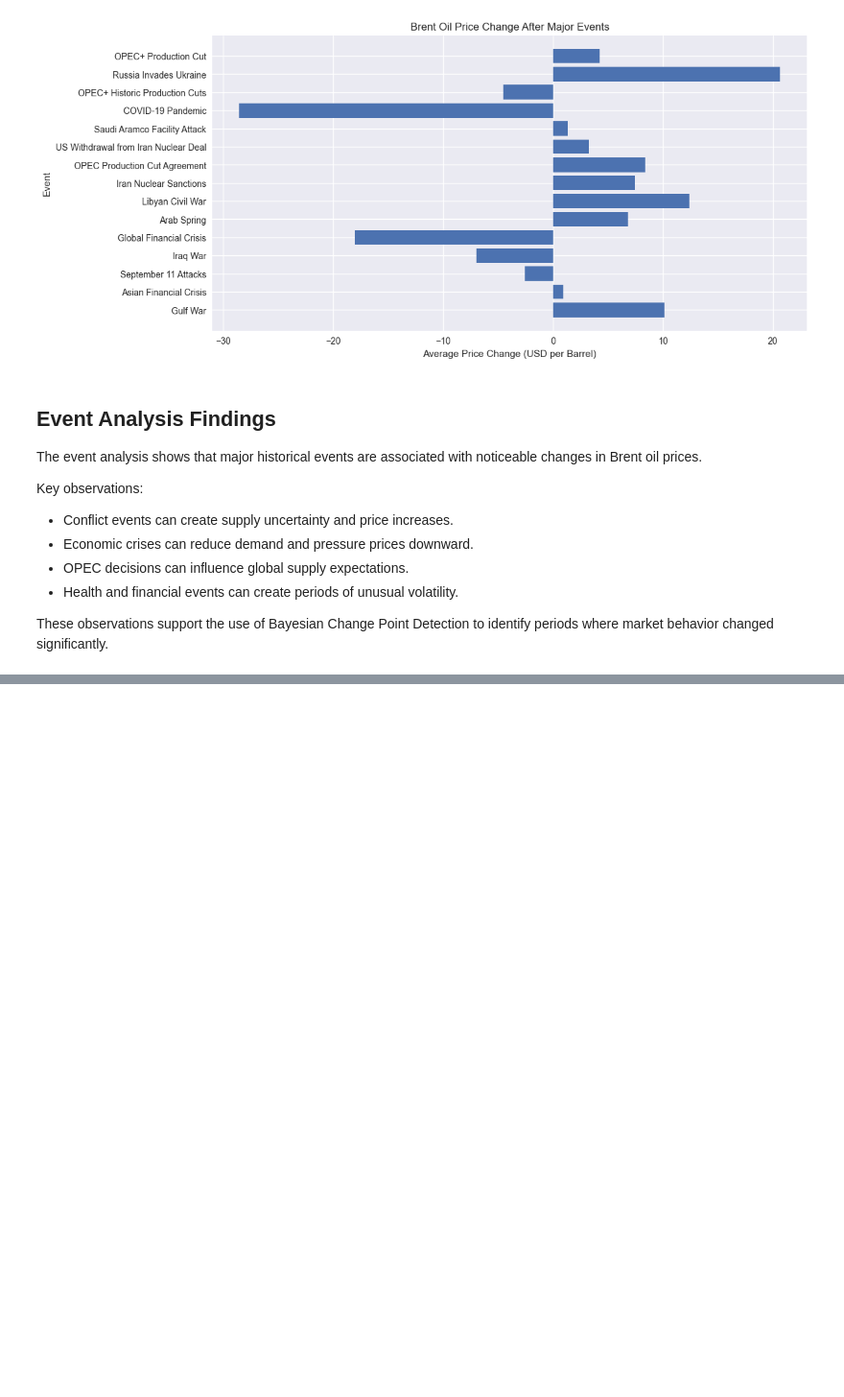
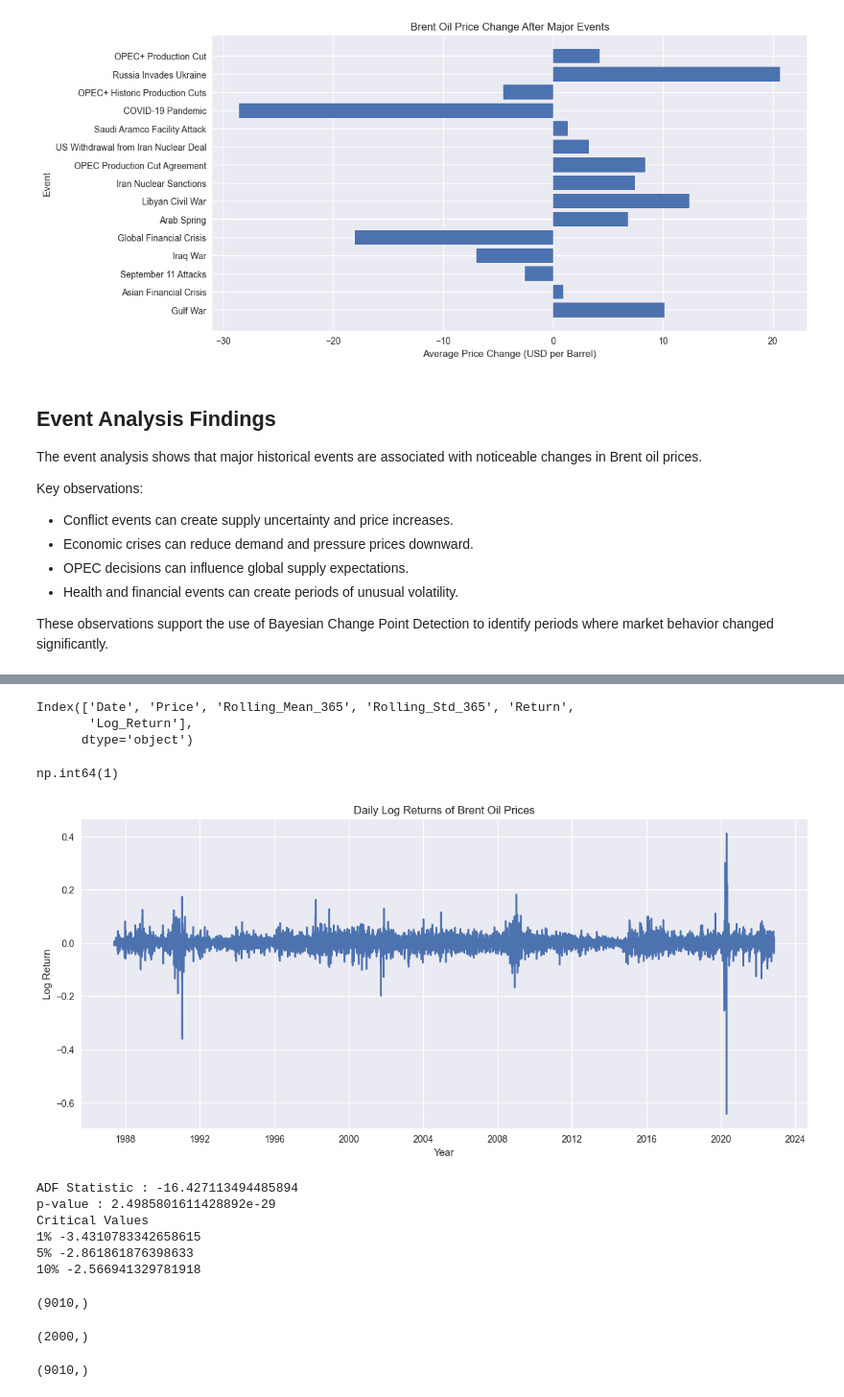
Before and after one commit to hareg10academy21-byte/brent-oil-price-change-point-analysis, a Jupyter notebook: notebooks/01_eda.ipynb, the cells around one changed output, grey strips where cells are left out. Shown at 96% size. Drawn from its saved outputs; the diff is of its cells as text; code cells hidden in the pictures; blank space fills up the shorter version.

```diff
--- a/notebooks/01_eda.ipynb
+++ b/notebooks/01_eda.ipynb
@@ -686,0 +713,6 @@ These observations support the use of Bayesian Change Point Detection to identif
+# %%
+import numpy as np
+
+df["Log_Return"] = np.log(df["Price"]).diff()
+
+df.head()
@@ -686,0 +726,50 @@ These observations support the use of Bayesian Change Point Detection to identif
+# %%
+df.columns
+# %% [output]
+Index(['Date', 'Price', 'Rolling_Mean_365', 'Rolling_Std_365', 'Return',
+       'Log_Return'],
+      dtype='object')
+# %%
+df["Log_Return"].isna().sum()
+# %% [output]
+np.int64(1)
+# %%
+plt.figure(figsize=(14,6))
+
+plt.plot(
+    df["Date"],
+    df["Log_Return"]
+)
+
+plt.title("Daily Log Returns of Brent Oil Prices")
+
+plt.xlabel("Year")
+
+plt.ylabel("Log Return")
+
+plt.grid(True)
+
+plt.show()
+# %% [output]
+[figure, added]
+# %%
+adf_test(df["Log_Return"].dropna())
+# %% [output]
+ADF Statistic : -16.427113494485894
+p-value : 2.4985801611428892e-29
+Critical Values
+1% -3.4310783342658615
+5% -2.861861876398633
+10% -2.566941329781918
+# %%
+model_data = df["Log_Return"].dropna().to_numpy()
+
+print(model_data.shape)
+# %% [output]
+(9010,)
+# %%
+model_data = model_data[-2000:]
+
+print(model_data.shape)
+# %% [output]
+(2000,)
@@ -686,0 +778,4 @@ These observations support the use of Bayesian Change Point Detection to identif
+# %%
+print(model_data.shape)
+# %% [output]
+(9010,)
```
Also changed, not shown: parts of 23 cells of this notebook, 1 other file.
